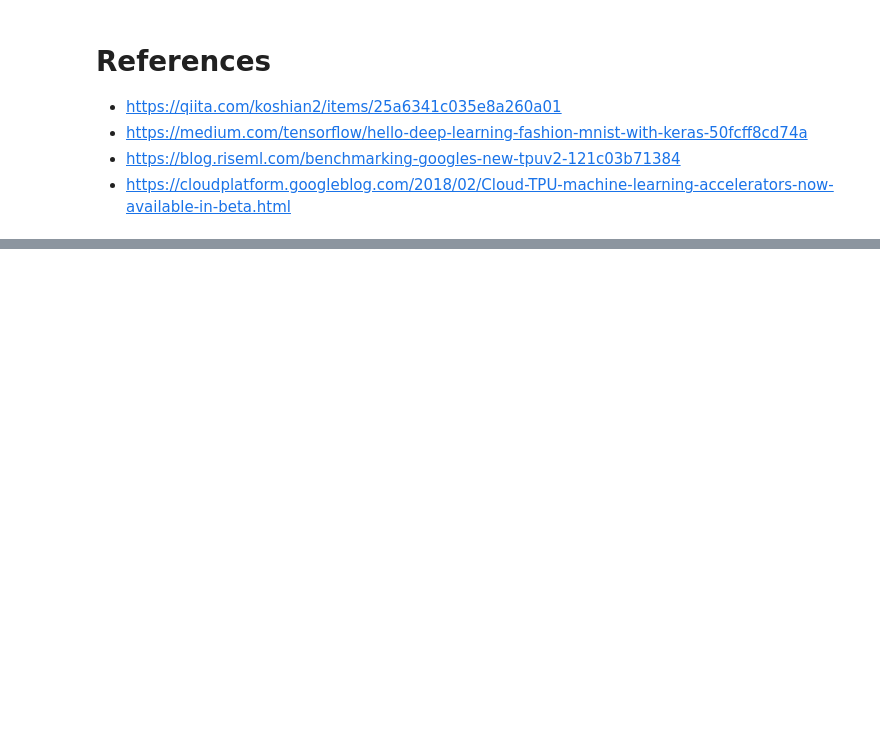
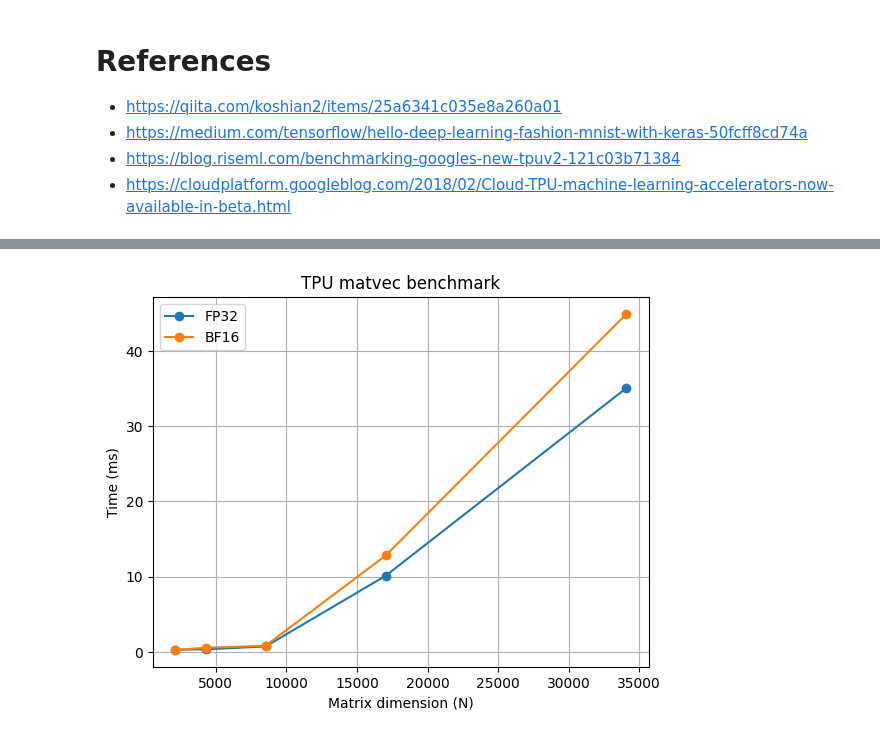
Before and after one commit to Ishita7078/test_tpu, a Jupyter notebook: GPUvsTPU.ipynb, the cells around one changed output, grey strips where cells are left out. Cells and saved outputs as stored; diff of their text form; code cells hidden in the pictures; blank space fills up the shorter version.

```diff
--- a/GPUvsTPU.ipynb
+++ b/GPUvsTPU.ipynb
@@ -172,0 +237,30 @@ $$\left[\begin{array}{c|c|c}
+# %%
+dtypes = [
+    ("FP32", jnp.float32),
+    ("BF16", jnp.bfloat16),
+]
+
+TILE_PARAMS = {
+    17048: dict(block_r=256, block_c=1024),
+    34096: dict(block_r=256,  block_c=1024),
+}
+
+results = {name: {"N": [], "time_ms": []} for name, _ in dtypes}
+
+for name, jdtype in dtypes:
+    print(f"{name}")
+
+    for N in REAL_SIZES:
+        A_fp32 = load_matrix(N)
+        x_fp32 = load_vector(N)
+        t_ms = bench_full(A_fp32, x_fp32, jdtype)
+        results[name]["N"].append(N)
+        results[name]["time_ms"].append(t_ms)
+        print(f"N={N:5d}  time={t_ms:10.3f} ms")
+
+    for N in TILED_SIZES:
+        p = TILE_PARAMS[N]
+        t_ms = bench_tiled_one_shot(base_matrix, N, jdtype, **p)
+        results[name]["N"].append(N)
+        results[name]["time_ms"].append(t_ms)
+        print(f"N={N:5d}  time={t_ms:10.3f} ms")
@@ -172,0 +280,16 @@ $$\left[\begin{array}{c|c|c}
+# %%
+plt.figure()
+for name, _ in dtypes:
+    Ns = np.array(results[name]["N"], dtype=int)
+    ts = np.array(results[name]["time_ms"], dtype=float)
+    order = np.argsort(Ns)
+    plt.plot(Ns[order], ts[order], marker="o", label=name)
+
+plt.xlabel("Matrix dimension (N)")
+plt.ylabel("Time (ms)")
+plt.title("TPU matvec benchmark")
+plt.legend()
+plt.grid(True)
+plt.show()
+# %% [output]
+[figure, added]
```
Also changed, not shown: parts of 11 cells of this notebook.
